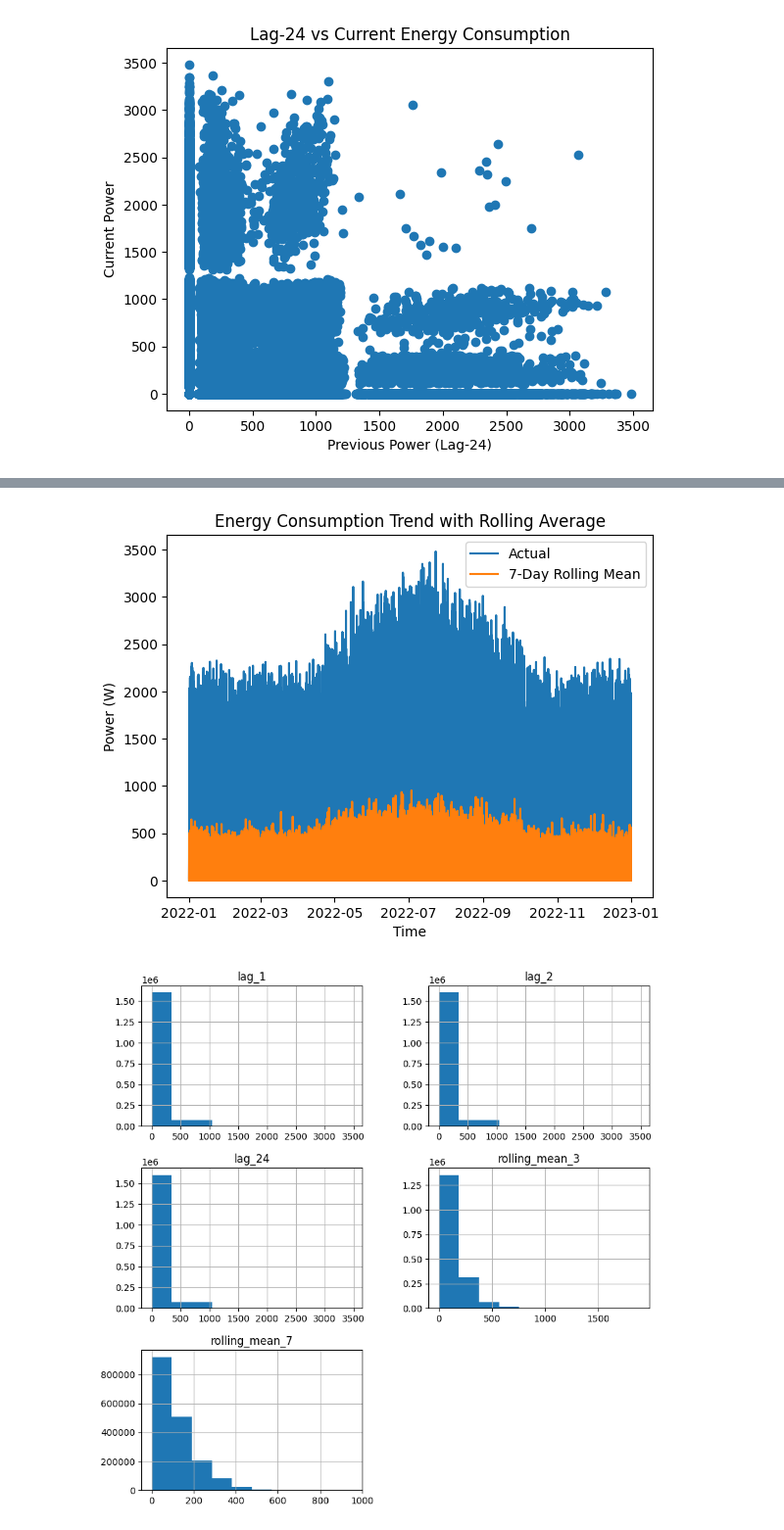
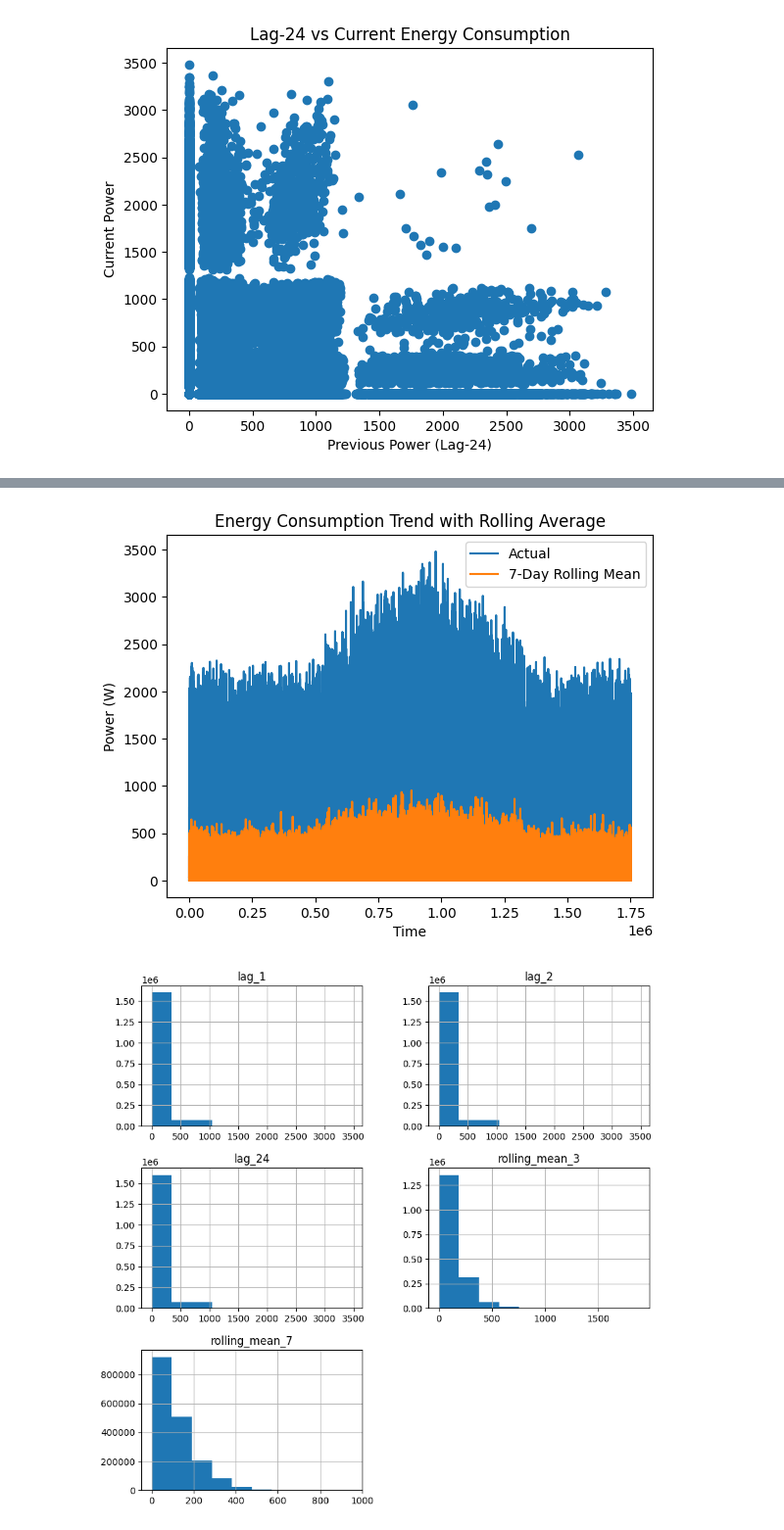
Before and after one commit to sameera-shaik123/ML-project, a Jupyter notebook: Untitled16.ipynb, the cells around one changed output, grey strips where cells are left out. Shown at 98% size. Saved outputs shown, nothing was run; the diff lists cells and outputs as text; code cells hidden in the pictures.

```diff
--- a/Untitled16.ipynb
+++ b/Untitled16.ipynb
@@ -290,4 +288,4 @@ df['rolling_mean_3'] = df['power_watt'].rolling(window=3).mean()
 df['rolling_mean_7'] = df['power_watt'].rolling(window=7).mean()
 # %%
 #Removes rows with NaN values generated during lag and rolling calculations
-df.dropna()
+df=df.dropna()
@@ -308,16 +292,16 @@ df.dropna()
 # %%
 #Rolling Average Visualization
 #Compares actual energy consumption with smoothed trends to visualize noise reduction
 plt.figure()
-plt.plot(df['timestamp'], df['power_watt'], label='Actual')
-plt.plot(df['timestamp'], df['rolling_mean_7'], label='7-Day Rolling Mean')
+plt.plot(df.index, df['power_watt'], label='Actual')
+plt.plot(df.index, df['rolling_mean_7'], label='7-Day Rolling Mean')
 plt.legend()
 plt.xlabel('Time')
 plt.ylabel('Power (W)')
 plt.title('Energy Consumption Trend with Rolling Average')
 plt.show()
 # %% [output]
-[figure, old version]
+[figure, new version]
 # %%
 #Final Feature Set for ML Input
 #Selects engineered features required as input (X) and target (y) for machine learning models
```
Also changed, not shown: parts of 11 cells of this notebook.
